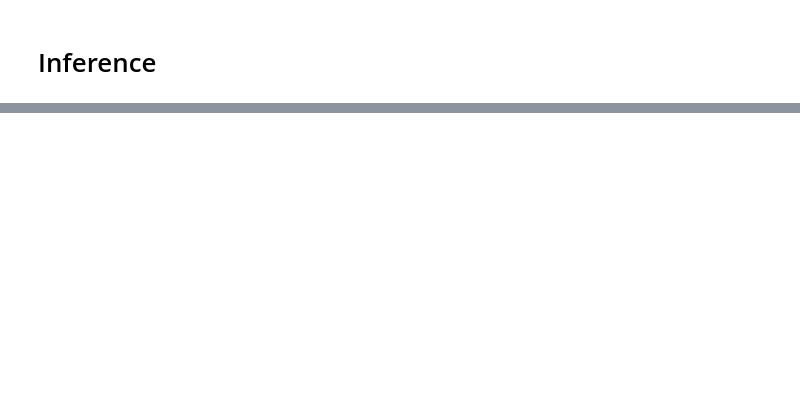
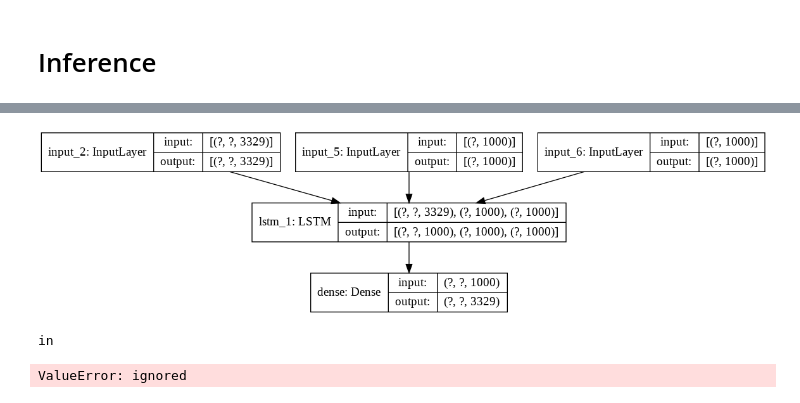
Before and after one commit to Aheli15/NMT, a Jupyter notebook: Machine_Translation_with_Seq2Seq.ipynb, the cells around one changed output, grey strips where cells are left out. Saved outputs shown, nothing was run; the diff lists cells and outputs as text; code cells hidden in the pictures; blank space fills up the shorter version.

```diff
--- a/Machine_Translation_with_Seq2Seq.ipynb
+++ b/Machine_Translation_with_Seq2Seq.ipynb
@@ -234,2 +240,6 @@ decoder_model = Model([dec_inp]+dec_state_inps, [decoder_op]+decoder_states)
+# %%
+tf.keras.utils.plot_model(decoder_model, to_file='decoder_model_plot.png', show_shapes=True, show_layer_names=True)
+# %% [output]
+[figure, added]
 # %%
 def inference_preprocess(input_seq):
@@ -254,0 +286,5 @@ def decode_sequence(input_seq):
+# %%
+decode_sequence("salut comment allez-vous?")
+# %% [output]
+in
+ValueError: ignored
```
Also changed, not shown: parts of 17 cells of this notebook.
